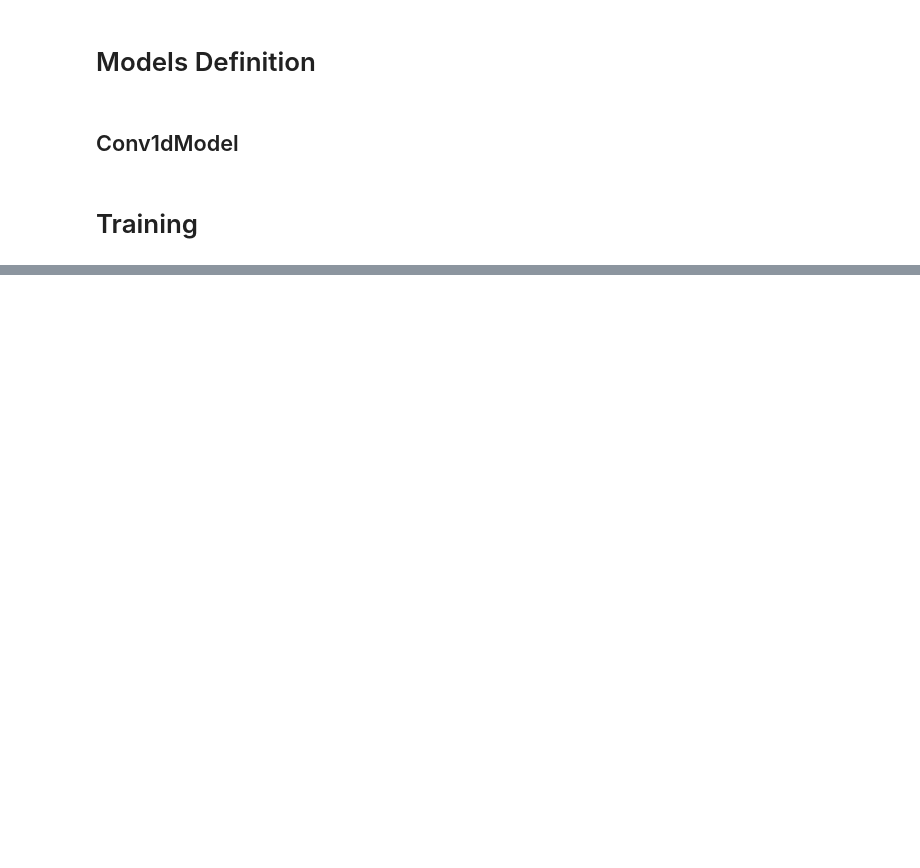
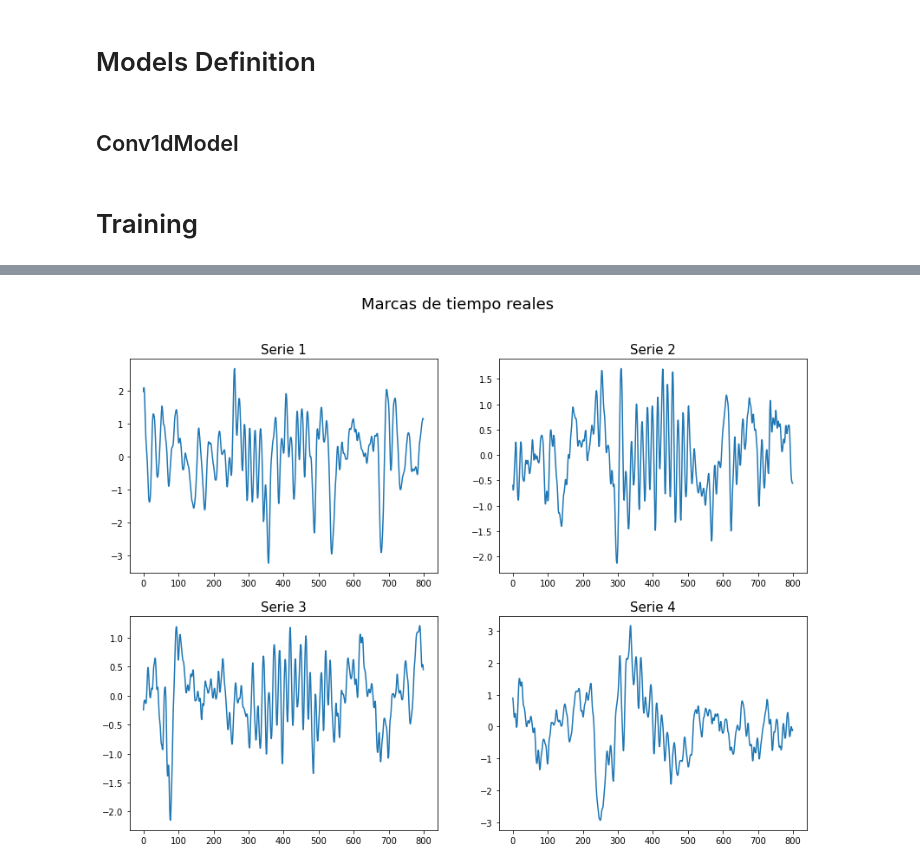
Before and after one commit to NicoBrandstetterr/location-of-the-sigma-spindles-in-EEG, a Jupyter notebook: location_sigma_spindles.ipynb, the cells around one changed output, grey strips where cells are left out. Saved outputs shown, nothing was run; the diff lists cells and outputs as text; code cells hidden in the pictures; blank space fills up the shorter version.

```diff
--- a/location_sigma_spindles.ipynb
+++ b/location_sigma_spindles.ipynb
@@ -378,0 +441,28 @@ KeyboardInterrupt:
+# %%
+fig, axs = plt.subplots(2, 2, figsize=(14,10))
+
+t = np.arange(800)
+axs[0, 0].plot(t, test_signals[0])
+#axs[0, 0].vlines(test_marks[0], -3, 3, colors='r')
+#axs[0, 0].vlines(predicciones[0], -3, 3, colors='black')
+axs[0, 0].set_title('Serie 1', size=15)
+
+axs[0, 1].plot(t, test_signals[1])
+#axs[0, 1].vlines(test_marks[1], -2, 2, colors='r')
+#axs[0, 1].vlines(predicciones[1], -2, 2, colors='black')
+axs[0, 1].set_title('Serie 2', size=15)
+
+axs[1, 0].plot(t, test_signals[2])
+#axs[1, 0].vlines(test_marks[2], -2, 1, colors='r')
+#axs[1, 0].vlines(predicciones[2], -2, 1, colors='black')
+axs[1, 0].set_title('Serie 3', size=15)
+
+axs[1, 1].plot(t, test_signals[3])
+#axs[1, 1].vlines(test_marks[3], -3, 3, colors='r')
+#axs[1, 1].vlines(predicciones[3], -3, 3, colors='black')
+axs[1, 1].set_title('Serie 4', size=15)
+
+fig.suptitle('Marcas de tiempo reales', fontsize=18)
+fig.show()
+# %% [output]
+[figure, added]
```
Also changed, not shown: parts of 21 cells of this notebook.
